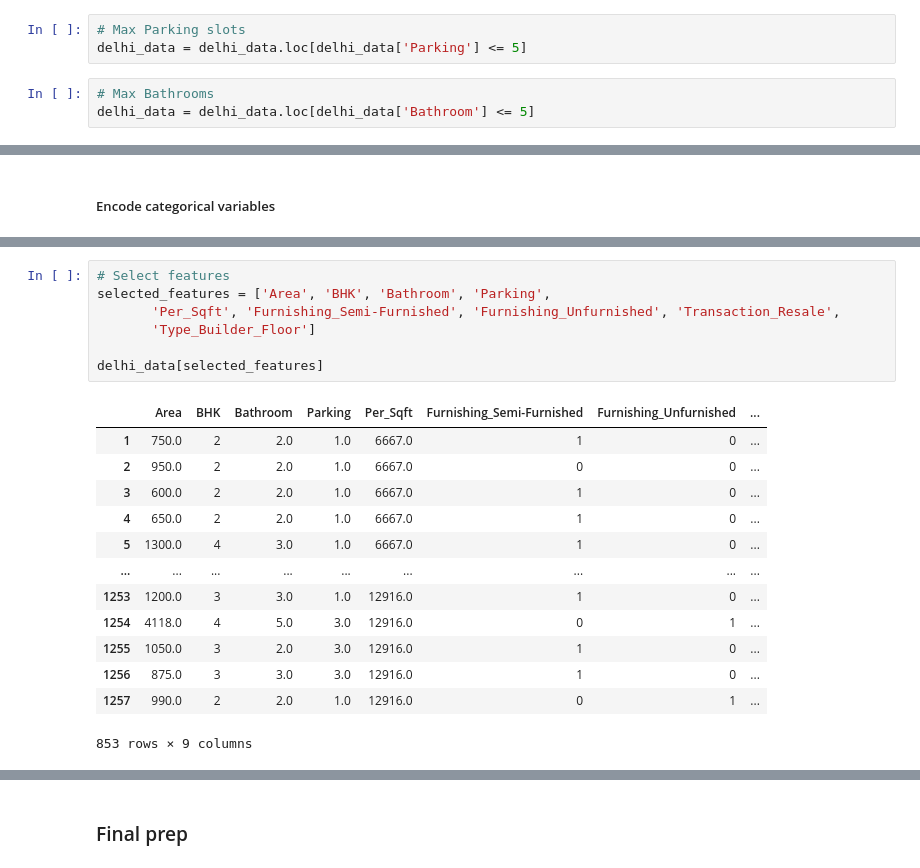
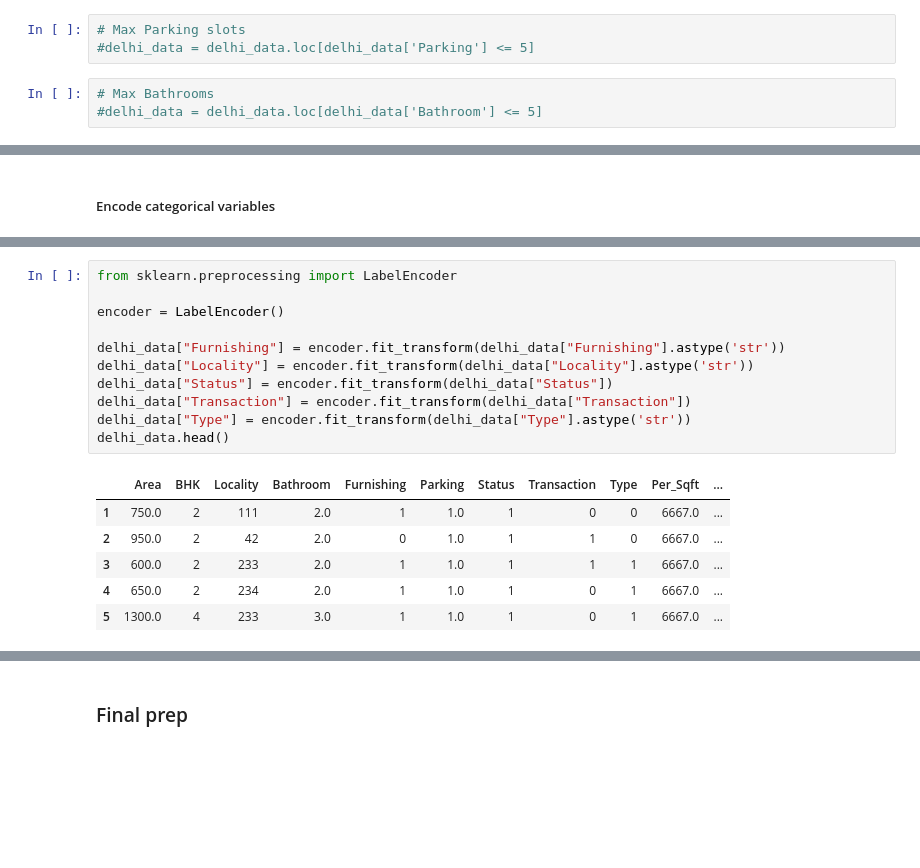
Before and after one commit to JaiswalFelipe/Optimization-Project, a Jupyter notebook: OptimizationP3.ipynb, the cells around one changed output, grey strips where cells are left out. Saved outputs shown, nothing was run; the diff lists cells and outputs as text; blank space fills up the shorter version.

```diff
--- a/OptimizationP3.ipynb
+++ b/OptimizationP3.ipynb
@@ -128,7 +119,7 @@ delhi_data = delhi_data.loc[delhi_data['BHK'] <= 5]
 # %%
 # Max Parking slots
-delhi_data = delhi_data.loc[delhi_data['Parking'] <= 5]
+#delhi_data = delhi_data.loc[delhi_data['Parking'] <= 5]
 # %%
 # Max Bathrooms
-delhi_data = delhi_data.loc[delhi_data['Bathroom'] <= 5]
+#delhi_data = delhi_data.loc[delhi_data['Bathroom'] <= 5]
 # %%
@@ -158,21 +136,18 @@ delhi_data.describe(include='all')
-# %%
-# Select features
-selected_features = ['Area', 'BHK', 'Bathroom', 'Parking',
-       'Per_Sqft', 'Furnishing_Semi-Furnished', 'Furnishing_Unfurnished', 'Transaction_Resale',
-       'Type_Builder_Floor']
-
-delhi_data[selected_features]
-# %% [output]
-|  | Area | BHK | Bathroom | Parking | Per_Sqft | Furnishing_Semi-Furnished | Furnishing_Unfurnished | ... |
-| 1 | 750.0 | 2 | 2.0 | 1.0 | 6667.0 | 1 | 0 | ... |
-| 2 | 950.0 | 2 | 2.0 | 1.0 | 6667.0 | 0 | 0 | ... |
-| 3 | 600.0 | 2 | 2.0 | 1.0 | 6667.0 | 1 | 0 | ... |
-| 4 | 650.0 | 2 | 2.0 | 1.0 | 6667.0 | 1 | 0 | ... |
-| 5 | 1300.0 | 4 | 3.0 | 1.0 | 6667.0 | 1 | 0 | ... |
-| ... | ... | ... | ... | ... | ... | ... | ... | ... |
-| 1253 | 1200.0 | 3 | 3.0 | 1.0 | 12916.0 | 1 | 0 | ... |
-| 1254 | 4118.0 | 4 | 5.0 | 3.0 | 12916.0 | 0 | 1 | ... |
-| 1255 | 1050.0 | 3 | 2.0 | 3.0 | 12916.0 | 1 | 0 | ... |
-| 1256 | 875.0 | 3 | 3.0 | 3.0 | 12916.0 | 1 | 0 | ... |
-| 1257 | 990.0 | 2 | 2.0 | 1.0 | 12916.0 | 0 | 1 | ... |
-853 rows × 9 columns
+# %%
+from sklearn.preprocessing import LabelEncoder
+
+encoder = LabelEncoder()
+
+delhi_data["Furnishing"] = encoder.fit_transform(delhi_data["Furnishing"].astype('str'))
+delhi_data["Locality"] = encoder.fit_transform(delhi_data["Locality"].astype('str'))
+delhi_data["Status"] = encoder.fit_transform(delhi_data["Status"])
+delhi_data["Transaction"] = encoder.fit_transform(delhi_data["Transaction"])
+delhi_data["Type"] = encoder.fit_transform(delhi_data["Type"].astype('str'))
+delhi_data.head()
+# %% [output]
+|  | Area | BHK | Locality | Bathroom | Furnishing | Parking | Status | Transaction | Type | Per_Sqft | ... |
+| 1 | 750.0 | 2 | 111 | 2.0 | 1 | 1.0 | 1 | 0 | 0 | 6667.0 | ... |
+| 2 | 950.0 | 2 | 42 | 2.0 | 0 | 1.0 | 1 | 1 | 0 | 6667.0 | ... |
+| 3 | 600.0 | 2 | 233 | 2.0 | 1 | 1.0 | 1 | 1 | 1 | 6667.0 | ... |
+| 4 | 650.0 | 2 | 234 | 2.0 | 1 | 1.0 | 1 | 0 | 1 | 6667.0 | ... |
+| 5 | 1300.0 | 4 | 233 | 3.0 | 1 | 1.0 | 1 | 0 | 1 | 6667.0 | ... |
```
Also changed, not shown: parts of 41 cells of this notebook.
